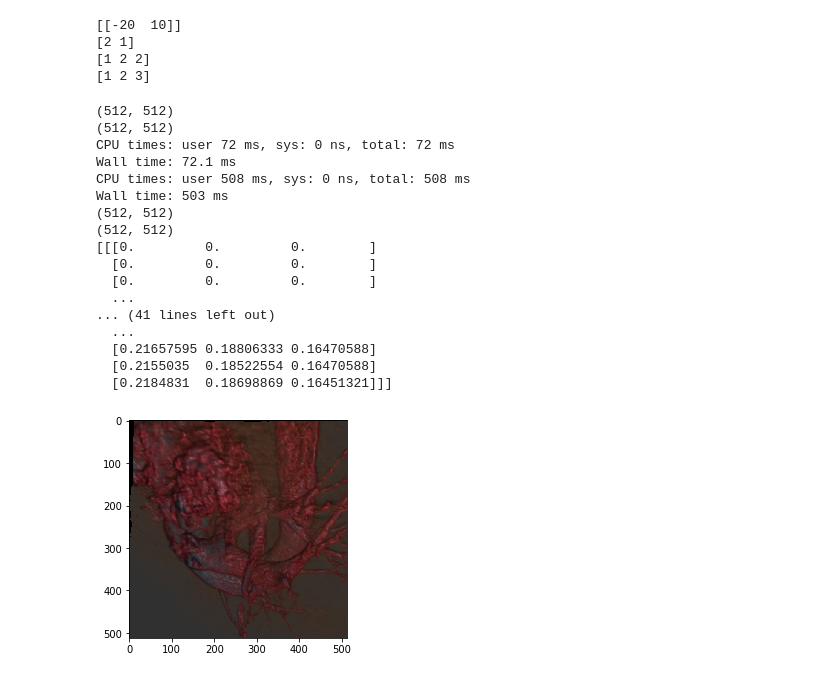
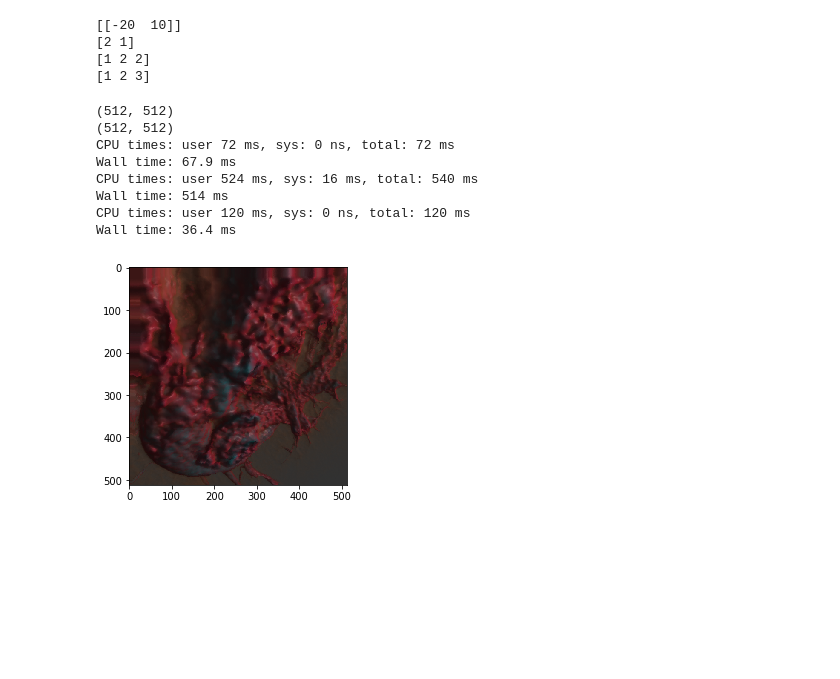
Before and after one commit to seankmartin/LF_View_Synthesis, a Jupyter notebook: Notebooks/Warping.ipynb, the cells around one changed output. Drawn from its saved outputs; the diff is of its cells as text; code cells hidden in the pictures; blank space fills up the shorter version.

Commit message:
Finally added torch warping based on Srivinvasan
Can be updated to use more torch in case speeds up

Can also do depth based rendering with it

```diff
--- a/Notebooks/Warping.ipynb
+++ b/Notebooks/Warping.ipynb
@@ -110,43 +182,37 @@ print(np.around(x, 0).astype(np.uint8))
 [1 2 3]
 # %%
 file_path = "/users/pgrad/martins7/turing/overflow-storage/numpy_set/small_set.h5"
-sample_index = 0
+sample_index = 10
 with h5py.File(file_path, mode='r', libver='latest', swmr=True) as h5_file:
     col = h5_file['train']['colour']['images'][sample_index]
     disp = h5_file['train']['disparity']['images'][sample_index]
     grid_size = 64
     grid_one_way = 8
     sample_index = grid_size // 2 + (grid_one_way // 2)
     """
     shape = col.shape[1:3]
     rows, cols = shape[0], shape[1]
     tf_coords = np.indices((cols, rows), np.float32).reshape(2, -1).T
     print(tf_coords)
     #print(sample_index)
     #print(shift_disp(tf_coords, disp[sample_index], 3))
     """
     %time sk_warp(col[sample_index], disp[sample_index, :, :, 0], np.asarray((4, 4)), np.asarray((0, 0)))
     %time fw_warp_image(col[sample_index], disp[sample_index, :, :, 0], np.asarray((4, 4)), np.asarray((0, 0)))
-    res = sk_warp(col[sample_index], disp[sample_index, :, :, 0], np.asarray((4, 4)), np.asarray((3, 0)))
+    #res = sk_warp(col[sample_index], disp[sample_index, :, :, 0], np.asarray((4, 4)), np.asarray((3, 0)))
     #plt.imshow(col[sample_index])
-    print(res)
-    plt.imshow(res)
+    #print(res)
+    #plt.imshow(res)
+    %time torch_warp(col[sample_index], disp[sample_index, :, :, 0], np.asarray((4, 4.0)), np.asarray((0.0, 0.0)))
+    res = torch_warp(col[sample_index], disp[sample_index, :, :, 0], np.asarray((4.0, 4.0)), np.asarray((0.0, 0.0)))
+    plt.imshow(np.around(res.numpy()).astype(np.uint8))
 # %% [output]
 (512, 512)
 (512, 512)
 CPU times: user 72 ms, sys: 0 ns, total: 72 ms
-Wall time: 72.1 ms
-CPU times: user 508 ms, sys: 0 ns, total: 508 ms
-Wall time: 503 ms
-(512, 512)
-(512, 512)
-[[[0.         0.         0.        ]
-  [0.         0.         0.        ]
-  [0.         0.         0.        ]
-  ...
-... (41 lines left out)
-  ...
-  [0.21657595 0.18806333 0.16470588]
-  [0.2155035  0.18522554 0.16470588]
-  [0.2184831  0.18698869 0.16451321]]]
+Wall time: 67.9 ms
+CPU times: user 524 ms, sys: 16 ms, total: 540 ms
+Wall time: 514 ms
+CPU times: user 120 ms, sys: 0 ns, total: 120 ms
+Wall time: 36.4 ms
-[figure, old version]
+[figure, new version]
```
Also changed, not shown: parts of 2 cells of this notebook, 1 other file.
